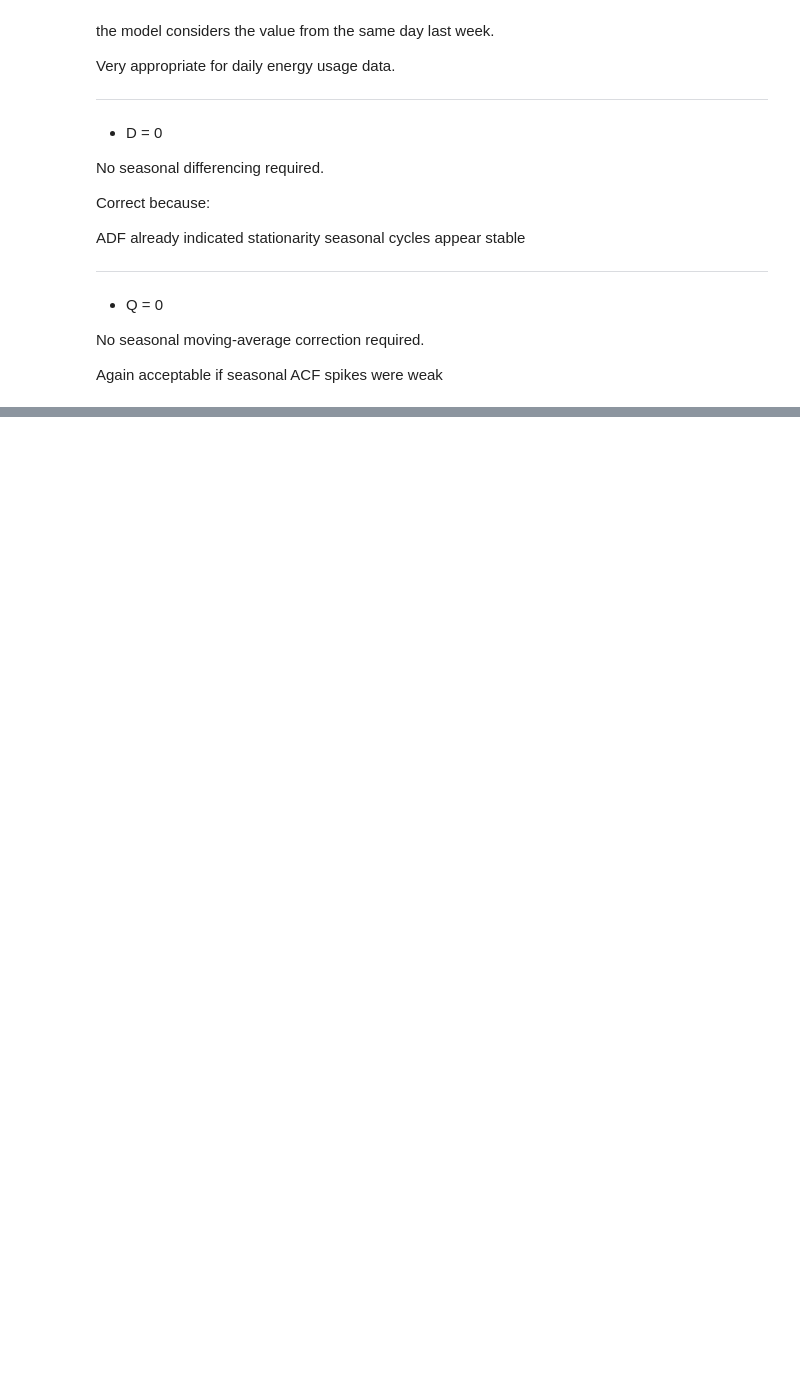
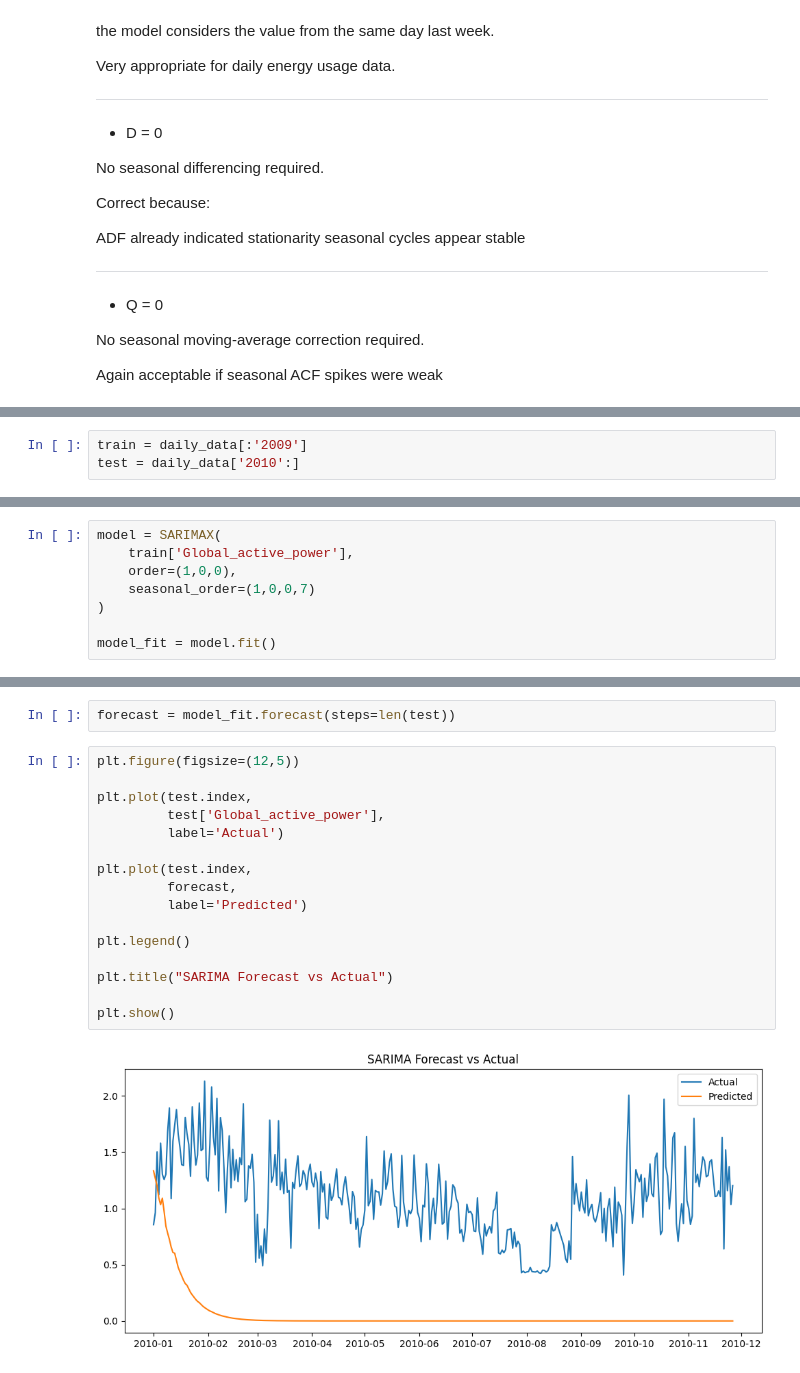
Before and after one commit to shruti-boop/Household-Energy-Consumption-Forecasting, a Jupyter notebook: drive/MyDrive/Colab Notebooks/forecasting.ipynb, the cells around one changed output, grey strips where cells are left out. Saved outputs shown, nothing was run; the diff lists cells and outputs as text; blank space fills up the shorter version.

Commit message:
Part 3: Baseline Modeling - Implementing SARIMA for Seasonal Forecasting

```diff
--- a/drive/MyDrive/Colab Notebooks/forecasting.ipynb
+++ b/drive/MyDrive/Colab Notebooks/forecasting.ipynb
@@ -797,0 +818,3 @@ Again acceptable if seasonal ACF spikes were weak
+# %%
+train = daily_data[:'2009']
+test = daily_data['2010':]
@@ -797,0 +829,8 @@ Again acceptable if seasonal ACF spikes were weak
+# %%
+model = SARIMAX(
+    train['Global_active_power'],
+    order=(1,0,0),
+    seasonal_order=(1,0,0,7)
+)
+
+model_fit = model.fit()
@@ -797,0 +954,20 @@ Again acceptable if seasonal ACF spikes were weak
+# %%
+forecast = model_fit.forecast(steps=len(test))
+# %%
+plt.figure(figsize=(12,5))
+
+plt.plot(test.index,
+         test['Global_active_power'],
+         label='Actual')
+
+plt.plot(test.index,
+         forecast,
+         label='Predicted')
+
+plt.legend()
+
+plt.title("SARIMA Forecast vs Actual")
+
+plt.show()
+# %% [output]
+[figure, added]
```
Also changed, not shown: parts of 13 cells of this notebook.
